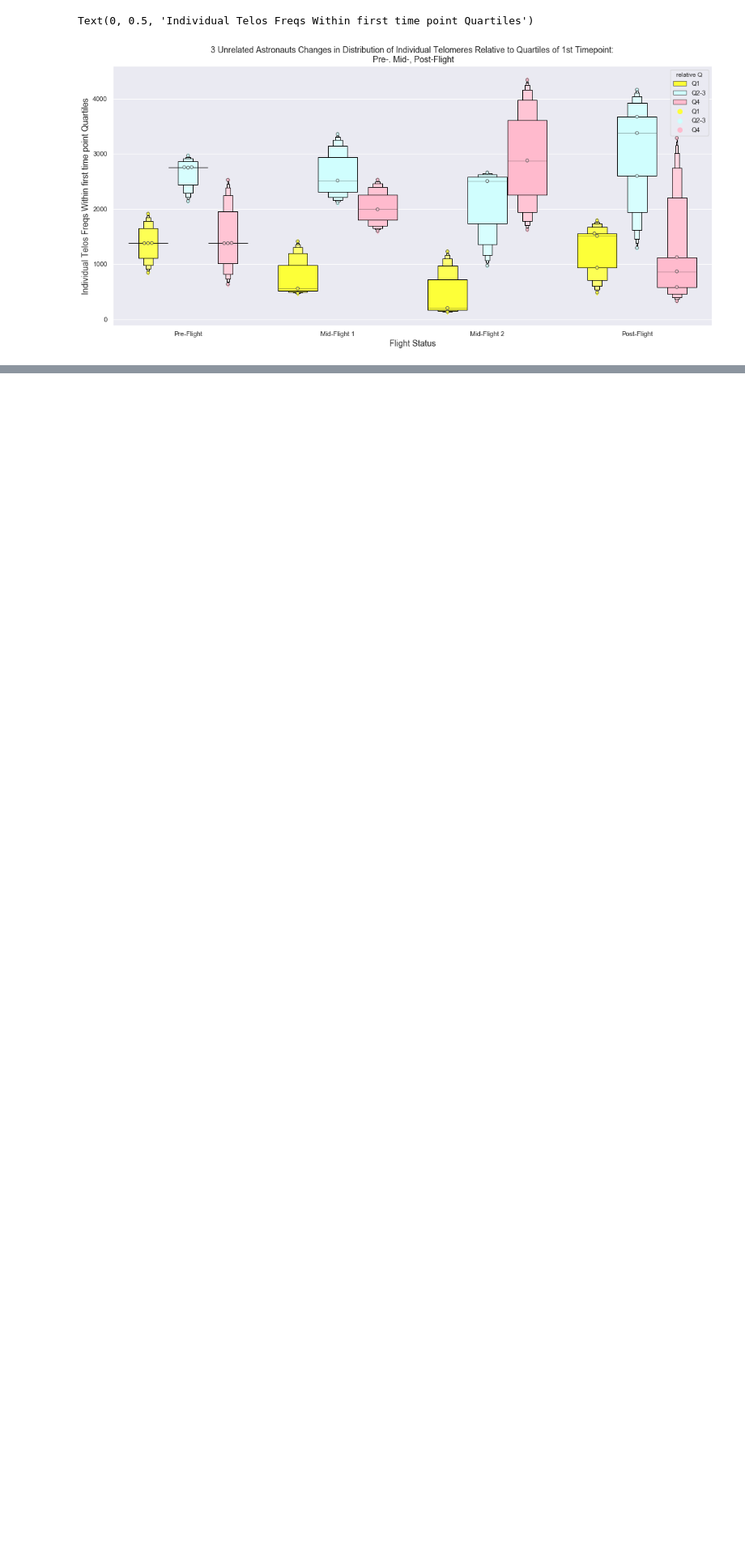
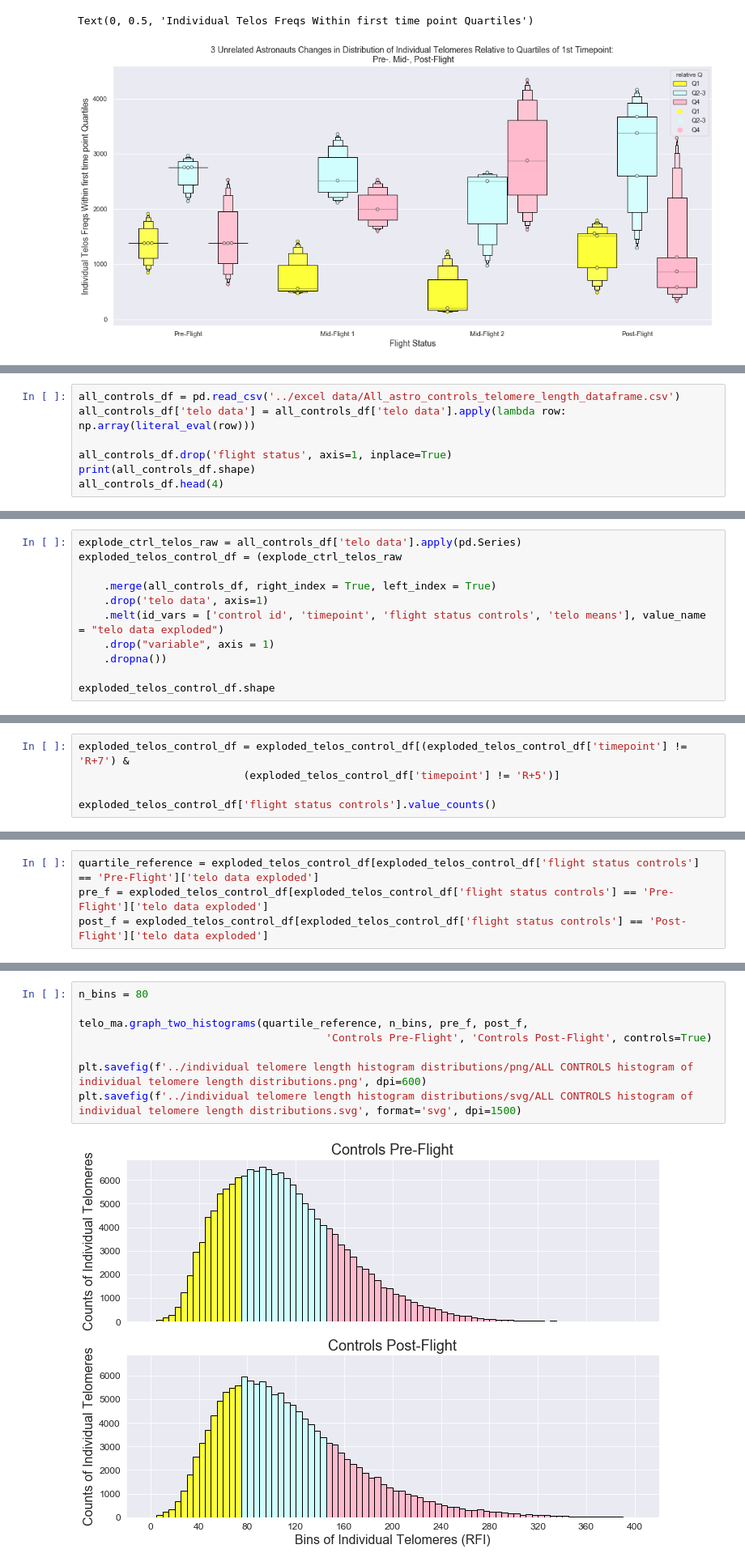
Before and after one commit to Jared-Luxton/NASA-astronauts-telomeres-chromosomes, a Jupyter notebook: NASA_telomeres/03a NASA Astros Telo Data Visualization and Stats.ipynb, the cells around one changed output, grey strips where cells are left out. Shown at 81% size. Drawn from its saved outputs; the diff is of its cells as text; blank space fills up the shorter version.

```diff
--- a/NASA_telomeres/03a NASA Astros Telo Data Visualization and Stats.ipynb
+++ b/NASA_telomeres/03a NASA Astros Telo Data Visualization and Stats.ipynb
@@ -340,0 +346,7 @@ telo_ma.make_histograms_colored_by_quartile_for_astronauts(exploded_telos_astro_
+# %%
+all_controls_df = pd.read_csv('../excel data/All_astro_controls_telomere_length_dataframe.csv')
+all_controls_df['telo data'] = all_controls_df['telo data'].apply(lambda row: np.array(literal_eval(row)))
+
+all_controls_df.drop('flight status', axis=1, inplace=True)
+print(all_controls_df.shape)
+all_controls_df.head(4)
@@ -340,0 +360,11 @@ telo_ma.make_histograms_colored_by_quartile_for_astronauts(exploded_telos_astro_
+# %%
+explode_ctrl_telos_raw = all_controls_df['telo data'].apply(pd.Series)
+exploded_telos_control_df = (explode_ctrl_telos_raw
+
+    .merge(all_controls_df, right_index = True, left_index = True)
+    .drop('telo data', axis=1)
+    .melt(id_vars = ['control id', 'timepoint', 'flight status controls', 'telo means'], value_name = "telo data exploded")
+    .drop("variable", axis = 1)
+    .dropna())
+
+exploded_telos_control_df.shape
@@ -340,0 +373,5 @@ telo_ma.make_histograms_colored_by_quartile_for_astronauts(exploded_telos_astro_
+# %%
+exploded_telos_control_df = exploded_telos_control_df[(exploded_telos_control_df['timepoint'] != 'R+7') &
+                          (exploded_telos_control_df['timepoint'] != 'R+5')]
+
+exploded_telos_control_df['flight status controls'].value_counts()
@@ -340,0 +383,4 @@ telo_ma.make_histograms_colored_by_quartile_for_astronauts(exploded_telos_astro_
+# %%
+quartile_reference = exploded_telos_control_df[exploded_telos_control_df['flight status controls'] == 'Pre-Flight']['telo data exploded']
+pre_f = exploded_telos_control_df[exploded_telos_control_df['flight status controls'] == 'Pre-Flight']['telo data exploded']
+post_f = exploded_telos_control_df[exploded_telos_control_df['flight status controls'] == 'Post-Flight']['telo data exploded']
@@ -340,0 +389,10 @@ telo_ma.make_histograms_colored_by_quartile_for_astronauts(exploded_telos_astro_
+# %%
+n_bins = 80
+
+telo_ma.graph_two_histograms(quartile_reference, n_bins, pre_f, post_f,
+                                       'Controls Pre-Flight', 'Controls Post-Flight', controls=True)
+
+plt.savefig(f'../individual telomere length histogram distributions/png/ALL CONTROLS histogram of individual telomere length distributions.png', dpi=600)
+plt.savefig(f'../individual telomere length histogram distributions/svg/ALL CONTROLS histogram of individual telomere length distributions.svg', format='svg', dpi=1500)
+# %% [output]
+[figure, added]
```
Also changed, not shown: parts of 38 cells of this notebook, 3 other files.
